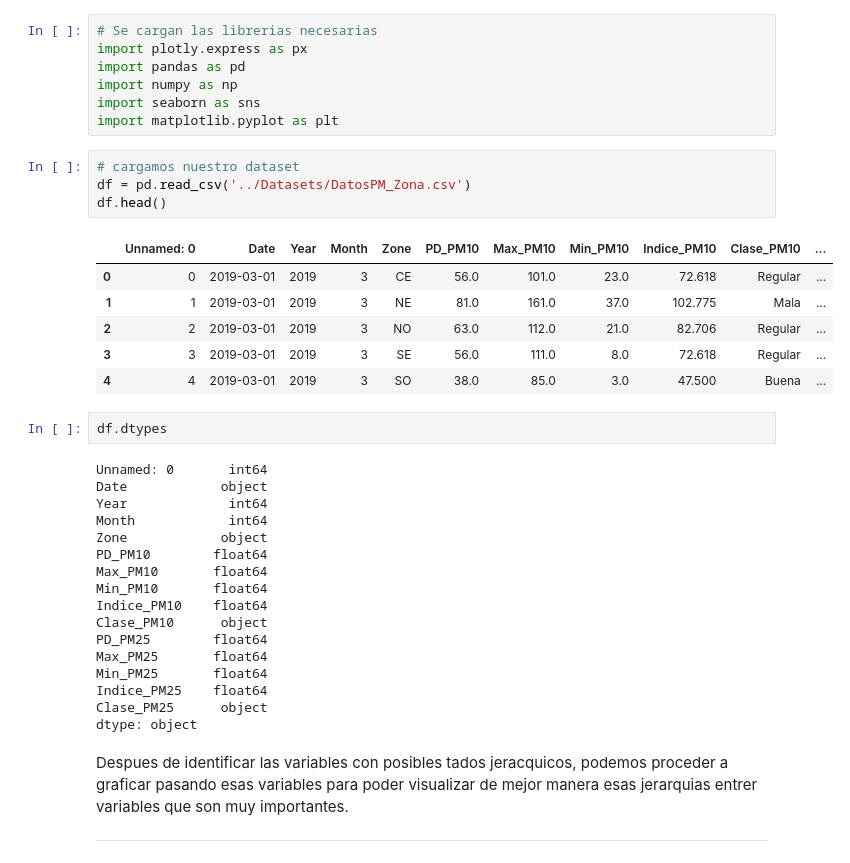
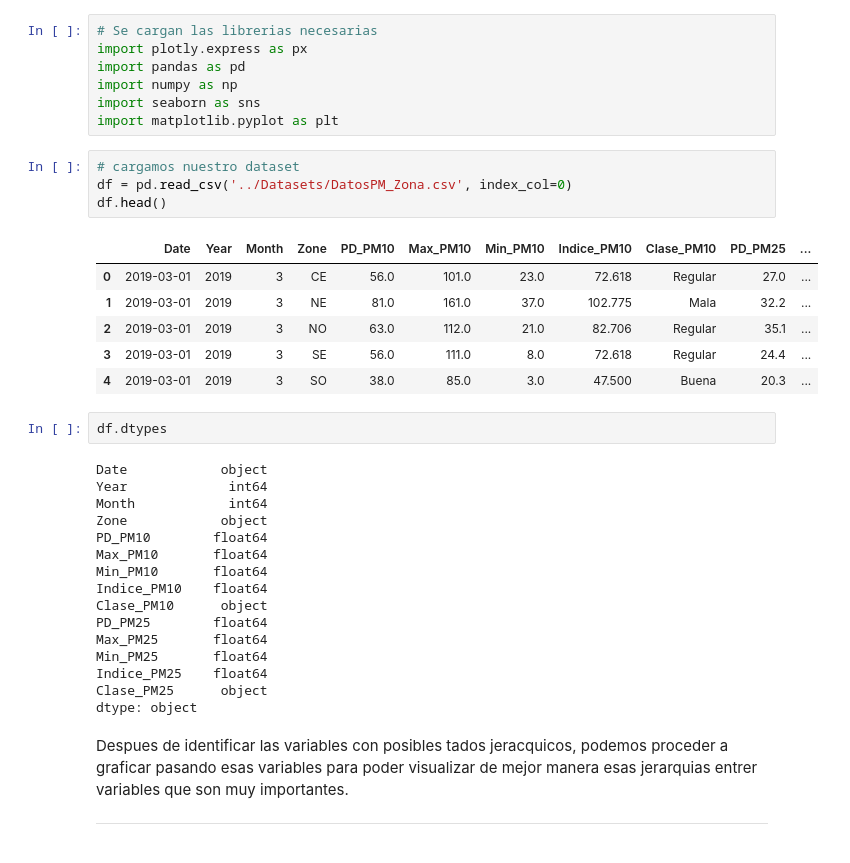
Before and after one commit to IrvingC48/BeduFase3-Proyecto_python, a Jupyter notebook: Procesos/6_Visualizacion_Avanzada.ipynb, the cells around one changed output. Saved outputs shown, nothing was run; the diff lists cells and outputs as text.

```diff
--- a/Procesos/6_Visualizacion_Avanzada.ipynb
+++ b/Procesos/6_Visualizacion_Avanzada.ipynb
@@ -25,19 +25,18 @@ import seaborn as sns
 import matplotlib.pyplot as plt
 # %%
 # cargamos nuestro dataset
-df = pd.read_csv('../Datasets/DatosPM_Zona.csv')
+df = pd.read_csv('../Datasets/DatosPM_Zona.csv', index_col=0)
 df.head()
 # %% [output]
-|  | Unnamed: 0 | Date | Year | Month | Zone | PD_PM10 | Max_PM10 | Min_PM10 | Indice_PM10 | Clase_PM10 | ... |
-| 0 | 0 | 2019-03-01 | 2019 | 3 | CE | 56.0 | 101.0 | 23.0 | 72.618 | Regular | ... |
-| 1 | 1 | 2019-03-01 | 2019 | 3 | NE | 81.0 | 161.0 | 37.0 | 102.775 | Mala | ... |
-| 2 | 2 | 2019-03-01 | 2019 | 3 | NO | 63.0 | 112.0 | 21.0 | 82.706 | Regular | ... |
-| 3 | 3 | 2019-03-01 | 2019 | 3 | SE | 56.0 | 111.0 | 8.0 | 72.618 | Regular | ... |
-| 4 | 4 | 2019-03-01 | 2019 | 3 | SO | 38.0 | 85.0 | 3.0 | 47.500 | Buena | ... |
+|  | Date | Year | Month | Zone | PD_PM10 | Max_PM10 | Min_PM10 | Indice_PM10 | Clase_PM10 | PD_PM25 | ... |
+| 0 | 2019-03-01 | 2019 | 3 | CE | 56.0 | 101.0 | 23.0 | 72.618 | Regular | 27.0 | ... |
+| 1 | 2019-03-01 | 2019 | 3 | NE | 81.0 | 161.0 | 37.0 | 102.775 | Mala | 32.2 | ... |
+| 2 | 2019-03-01 | 2019 | 3 | NO | 63.0 | 112.0 | 21.0 | 82.706 | Regular | 35.1 | ... |
+| 3 | 2019-03-01 | 2019 | 3 | SE | 56.0 | 111.0 | 8.0 | 72.618 | Regular | 24.4 | ... |
+| 4 | 2019-03-01 | 2019 | 3 | SO | 38.0 | 85.0 | 3.0 | 47.500 | Buena | 20.3 | ... |
 # %%
 df.dtypes
 # %% [output]
-Unnamed: 0       int64
 Date            object
 Year             int64
 Month            int64
```
Also changed, not shown: parts of 4 cells of this notebook.
